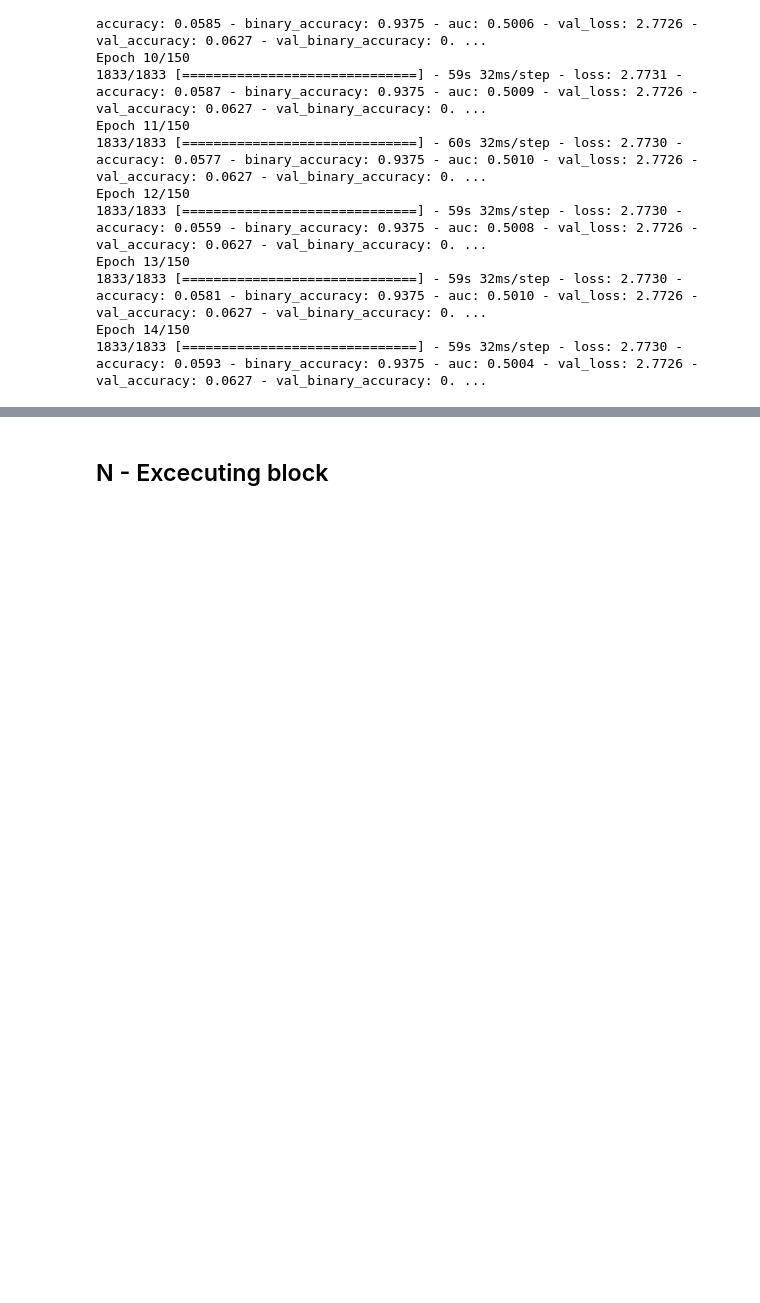
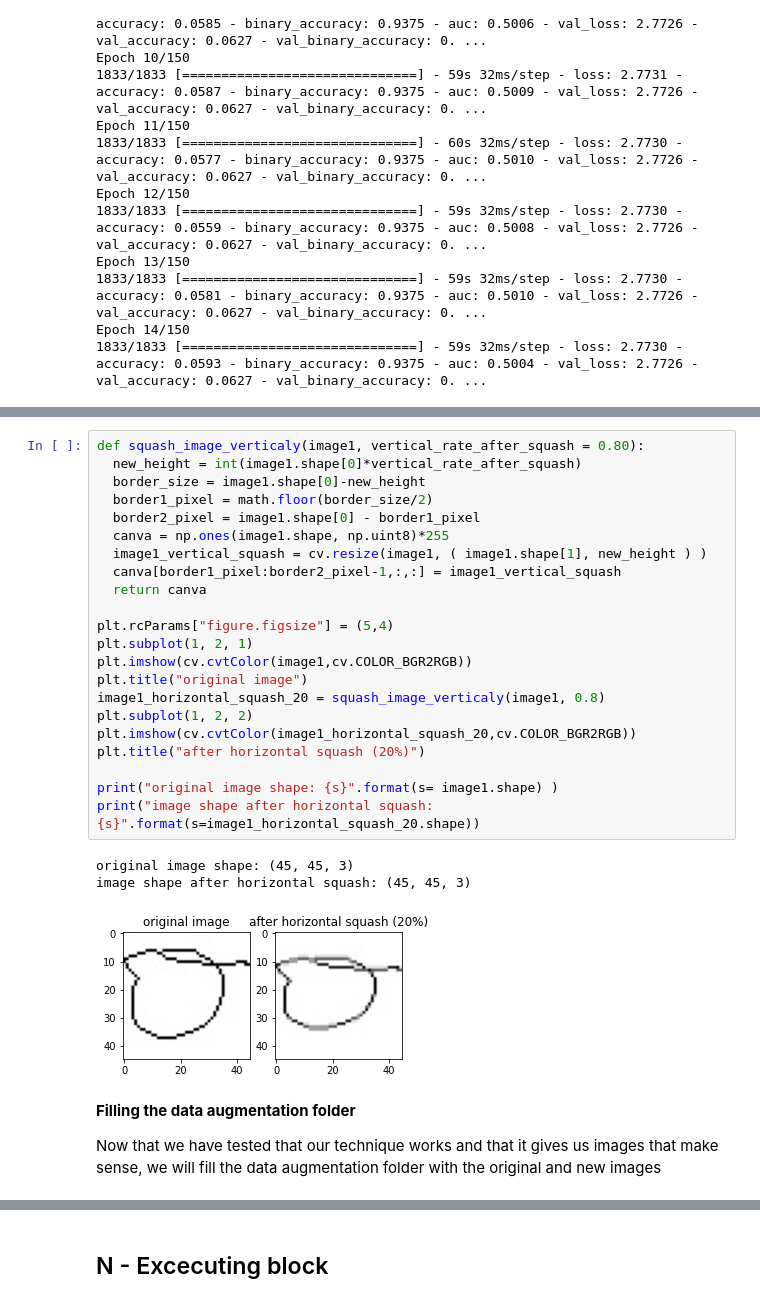
Before and after one commit to joseangeldelangel10/implementation_of_a_deep_learning_model, a Jupyter notebook: M_de_Retroalimentacion_DL.ipynb, the cells around one changed output, grey strips where cells are left out. Saved outputs shown, nothing was run; the diff lists cells and outputs as text; blank space fills up the shorter version.

```diff
--- a/M_de_Retroalimentacion_DL.ipynb
+++ b/M_de_Retroalimentacion_DL.ipynb
@@ -1323,0 +1539,30 @@ Epoch 14/150
+# %%
+def squash_image_verticaly(image1, vertical_rate_after_squash = 0.80):
+  new_height = int(image1.shape[0]*vertical_rate_after_squash)
+  border_size = image1.shape[0]-new_height
+  border1_pixel = math.floor(border_size/2)
+  border2_pixel = image1.shape[0] - border1_pixel
+  canva = np.ones(image1.shape, np.uint8)*255
+  image1_vertical_squash = cv.resize(image1, ( image1.shape[1], new_height ) )
+  canva[border1_pixel:border2_pixel-1,:,:] = image1_vertical_squash
+  return canva
+
+plt.rcParams["figure.figsize"] = (5,4)
+plt.subplot(1, 2, 1)
+plt.imshow(cv.cvtColor(image1,cv.COLOR_BGR2RGB))
+plt.title("original image")
+image1_horizontal_squash_20 = squash_image_verticaly(image1, 0.8)
+plt.subplot(1, 2, 2)
+plt.imshow(cv.cvtColor(image1_horizontal_squash_20,cv.COLOR_BGR2RGB))
+plt.title("after horizontal squash (20%)")
+
+print("original image shape: {s}".format(s= image1.shape) )
+print("image shape after horizontal squash: {s}".format(s=image1_horizontal_squash_20.shape))
+# %% [output]
+original image shape: (45, 45, 3)
+image shape after horizontal squash: (45, 45, 3)
+[figure, added]
+# %% [markdown]
+**Filling the data augmentation folder**
+
+Now that we have tested that our technique works and that it gives us images that make sense, we will fill the data augmentation folder with the original and new images
```
Also changed, not shown: parts of 66 cells of this notebook, 15 other files.
